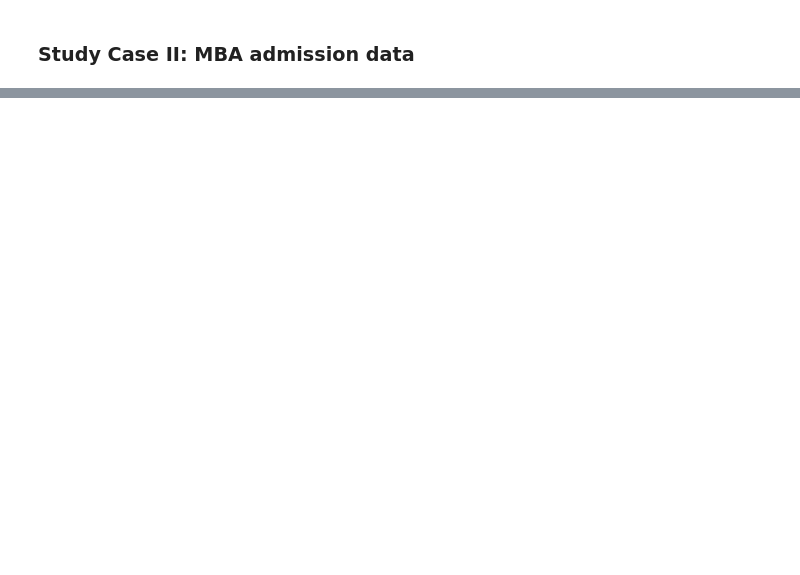
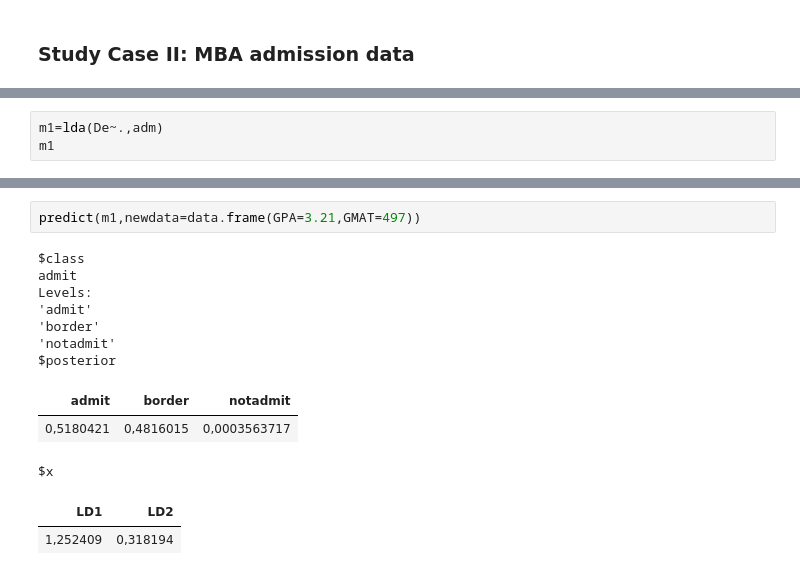
Before and after one commit to kristenzeng94/R-Projects, a Jupyter notebook: machine-learning-algorithms-in-R/Discriminant-Analysis-in-R.ipynb, the cells around one changed output, grey strips where cells are left out. Cells and saved outputs as stored; diff of their text form; blank space fills up the shorter version.

```diff
--- a/machine-learning-algorithms-in-R/Discriminant-Analysis-in-R.ipynb
+++ b/machine-learning-algorithms-in-R/Discriminant-Analysis-in-R.ipynb
@@ -105,0 +129,3 @@ To achieve a very good separation of the three cultivars, it would be best to us
+# %%
+m1=lda(De~.,adm)
+m1
@@ -105,0 +150,15 @@ To achieve a very good separation of the three cultivars, it would be best to us
+# %%
+predict(m1,newdata=data.frame(GPA=3.21,GMAT=497))
+# %% [output]
+$class
+admit
+Levels:
+'admit'
+'border'
+'notadmit'
+$posterior
+| admit | border | notadmit |
+| 0,5180421 | 0,4816015 | 0,0003563717 |
+$x
+| LD1 | LD2 |
+| 1,252409 | 0,318194 |
```
Also changed, not shown: parts of 12 cells of this notebook.
